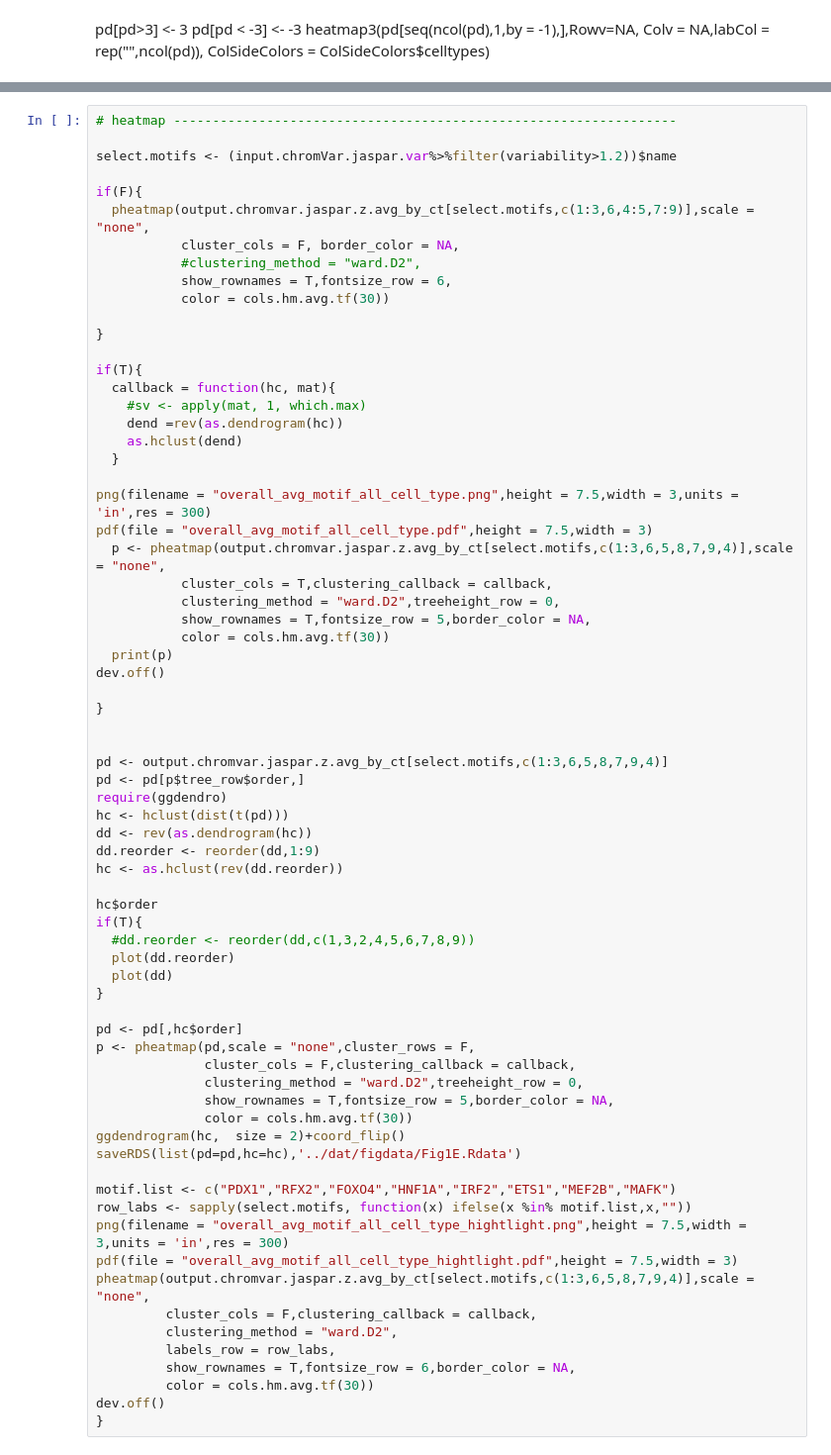
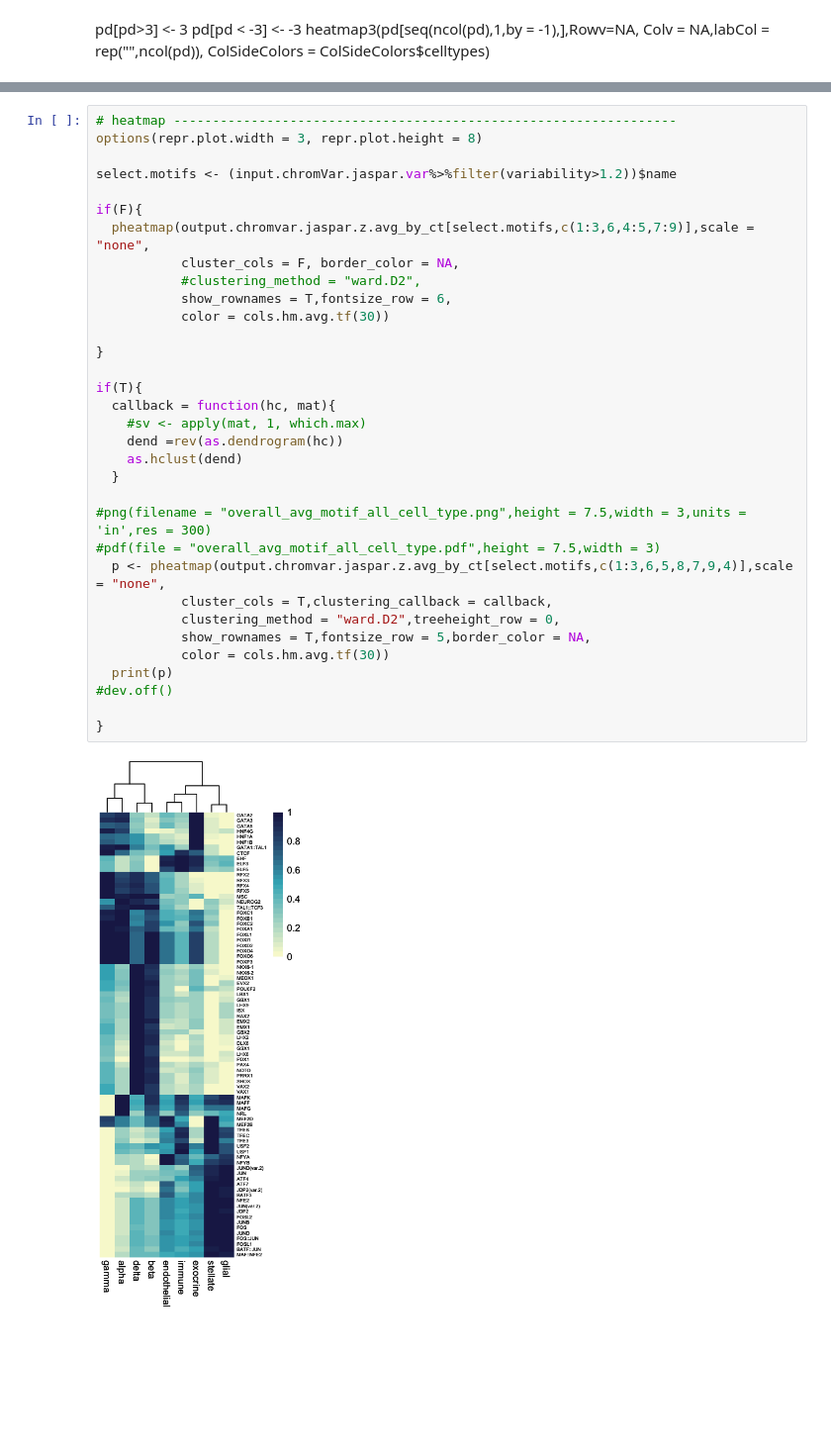
Before and after one commit to biomystery/islet_figs_motifs, a Jupyter notebook: chromVar/post-analysis.ipynb, the cells around one changed output, grey strips where cells are left out. Shown at 99% size. Cells and saved outputs as stored; diff of their text form; blank space fills up the shorter version.

Commit message:
generate all motif table

```diff
--- a/chromVar/post-analysis.ipynb
+++ b/chromVar/post-analysis.ipynb
@@ -358,70 +346,35 @@ if(T){
 # %%
 # heatmap -----------------------------------------------------------------
+options(repr.plot.width = 3, repr.plot.height = 8)
 
 select.motifs <- (input.chromVar.jaspar.var%>%filter(variability>1.2))$name
 
 if(F){
   pheatmap(output.chromvar.jaspar.z.avg_by_ct[select.motifs,c(1:3,6,4:5,7:9)],scale = "none",
            cluster_cols = F, border_color = NA,
            #clustering_method = "ward.D2",
            show_rownames = T,fontsize_row = 6,
            color = cols.hm.avg.tf(30))
 
 }
 
 if(T){
   callback = function(hc, mat){
     #sv <- apply(mat, 1, which.max)
     dend =rev(as.dendrogram(hc))
     as.hclust(dend)
   }
 
-png(filename = "overall_avg_motif_all_cell_type.png",height = 7.5,width = 3,units = 'in',res = 300)
-pdf(file = "overall_avg_motif_all_cell_type.pdf",height = 7.5,width = 3)
+#png(filename = "overall_avg_motif_all_cell_type.png",height = 7.5,width = 3,units = 'in',res = 300)
+#pdf(file = "overall_avg_motif_all_cell_type.pdf",height = 7.5,width = 3)
   p <- pheatmap(output.chromvar.jaspar.z.avg_by_ct[select.motifs,c(1:3,6,5,8,7,9,4)],scale = "none",
            cluster_cols = T,clustering_callback = callback,
            clustering_method = "ward.D2",treeheight_row = 0,
            show_rownames = T,fontsize_row = 5,border_color = NA,
            color = cols.hm.avg.tf(30))
   print(p)
-dev.off()
+#dev.off()
 
 }
-
-
-pd <- output.chromvar.jaspar.z.avg_by_ct[select.motifs,c(1:3,6,5,8,7,9,4)]
-pd <- pd[p$tree_row$order,]
-require(ggdendro)
-hc <- hclust(dist(t(pd)))
-dd <- rev(as.dendrogram(hc))
-dd.reorder <- reorder(dd,1:9)
-hc <- as.hclust(rev(dd.reorder))
-
-hc$order
-if(T){
-  #dd.reorder <- reorder(dd,c(1,3,2,4,5,6,7,8,9))
-  plot(dd.reorder)
-  plot(dd)
-}
-
-pd <- pd[,hc$order]
-p <- pheatmap(pd,scale = "none",cluster_rows = F,
-              cluster_cols = F,clustering_callback = callback,
-              clustering_method = "ward.D2",treeheight_row = 0,
-              show_rownames = T,fontsize_row = 5,border_color = NA,
-              color = cols.hm.avg.tf(30))
-ggdendrogram(hc,  size = 2)+coord_flip()
-saveRDS(list(pd=pd,hc=hc),'../dat/figdata/Fig1E.Rdata')
-
-motif.list <- c("PDX1","RFX2","FOXO4","HNF1A","IRF2","ETS1","MEF2B","MAFK")
-row_labs <- sapply(select.motifs, function(x) ifelse(x %in% motif.list,x,""))
-png(filename = "overall_avg_motif_all_cell_type_hightlight.png",height = 7.5,width = 3,units = 'in',res = 300)
-pdf(file = "overall_avg_motif_all_cell_type_hightlight.pdf",height = 7.5,width = 3)
-pheatmap(output.chromvar.jaspar.z.avg_by_ct[select.motifs,c(1:3,6,5,8,7,9,4)],scale = "none",
-         cluster_cols = F,clustering_callback = callback,
-         clustering_method = "ward.D2",
-         labels_row = row_labs,
-         show_rownames = T,fontsize_row = 6,border_color = NA,
-         color = cols.hm.avg.tf(30))
-dev.off()
-}
+# %% [output]
+[figure, added]
```
Also changed, not shown: parts of 19 cells of this notebook, 19 other files.
